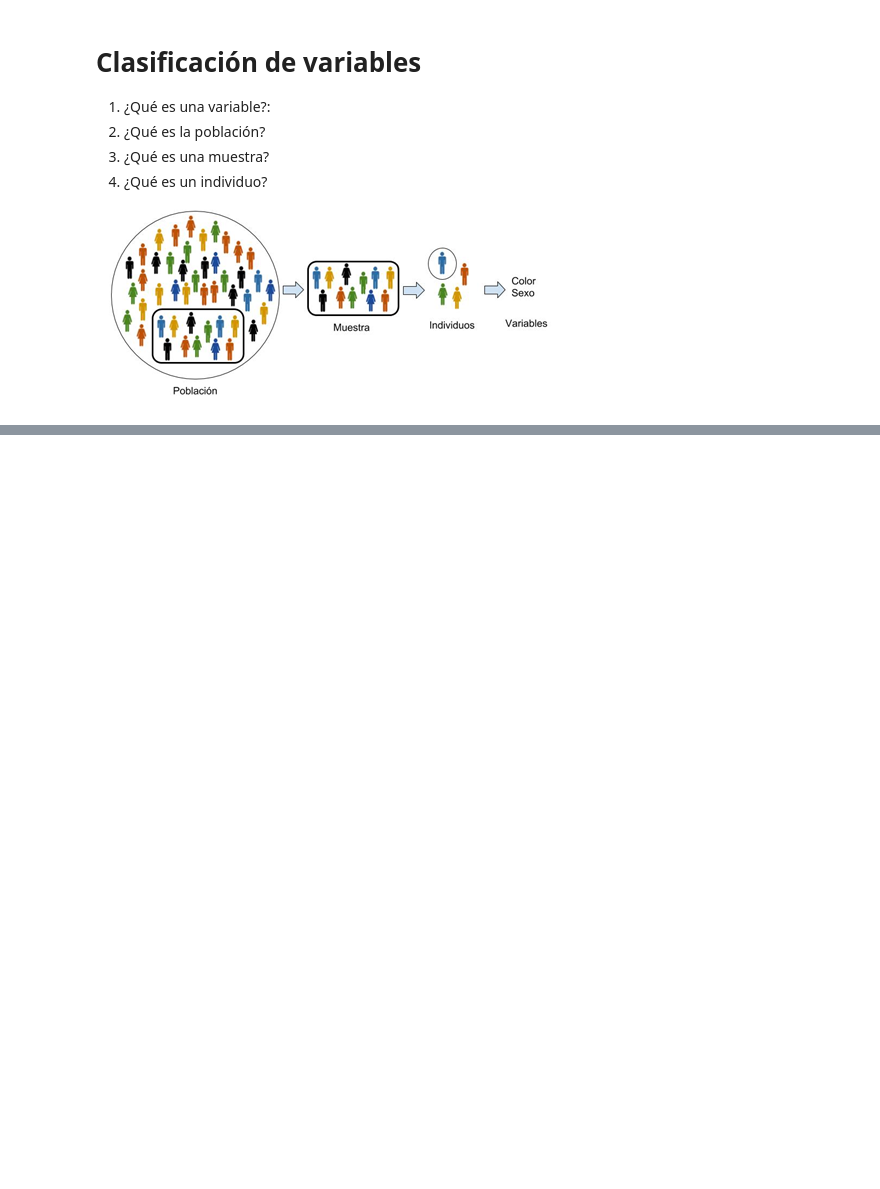
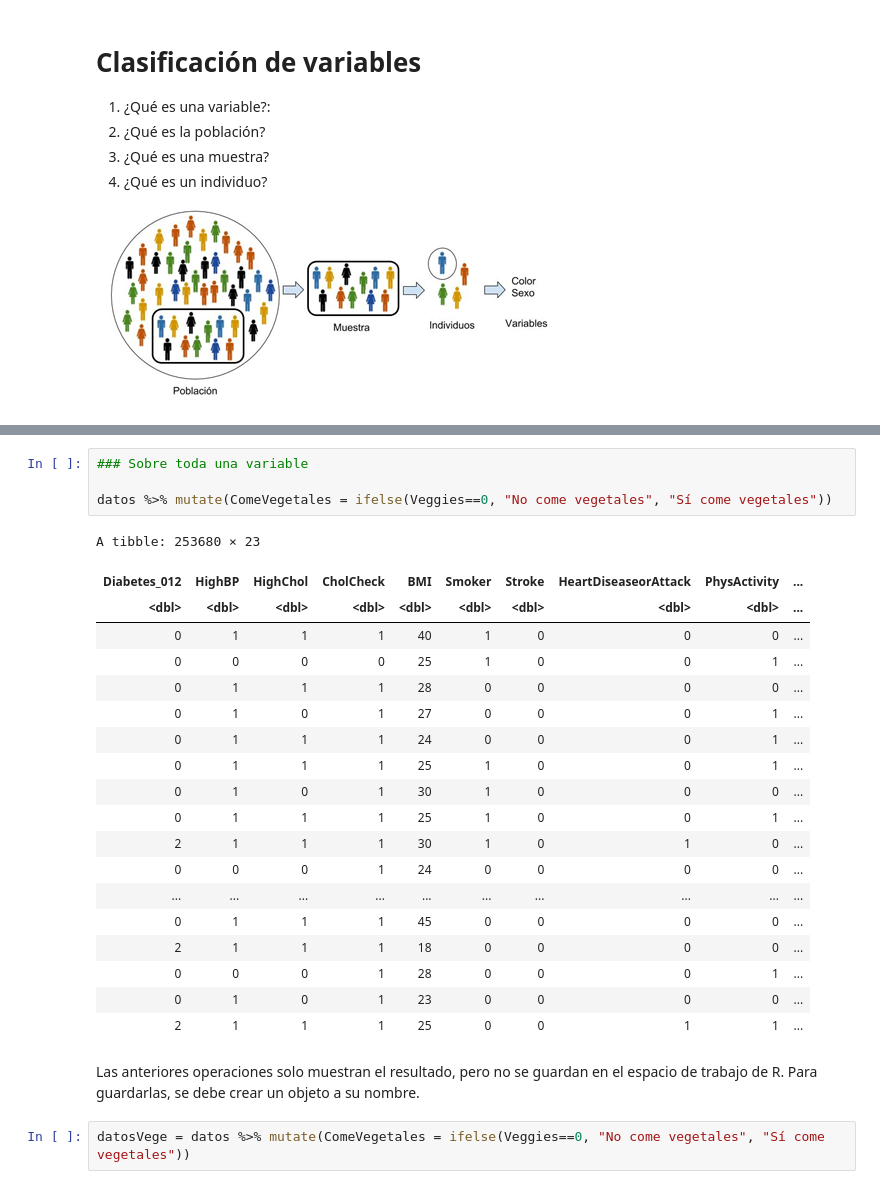
Before and after one commit to Cruzalirio/Unal-Enfermeria-, a Jupyter notebook: Cuadernos/Clase_1.ipynb, the cells around one changed output, grey strips where cells are left out. Drawn from its saved outputs; the diff is of its cells as text; blank space fills up the shorter version.

```diff
--- a/Cuadernos/Clase_1.ipynb
+++ b/Cuadernos/Clase_1.ipynb
@@ -177,0 +422,28 @@ Cualquier variable de escala likert. Leer este blog:[Idea 1](https://www.questio
+# %%
+### Sobre toda una variable
+
+datos %>% mutate(ComeVegetales = ifelse(Veggies==0, "No come vegetales", "Sí come vegetales"))
+# %% [output]
+A tibble: 253680 × 23
+| Diabetes_012 | HighBP | HighChol | CholCheck | BMI | Smoker | Stroke | HeartDiseaseorAttack | PhysActivity | ... |
+| <dbl> | <dbl> | <dbl> | <dbl> | <dbl> | <dbl> | <dbl> | <dbl> | <dbl> | ... |
+| 0 | 1 | 1 | 1 | 40 | 1 | 0 | 0 | 0 | ... |
+| 0 | 0 | 0 | 0 | 25 | 1 | 0 | 0 | 1 | ... |
+| 0 | 1 | 1 | 1 | 28 | 0 | 0 | 0 | 0 | ... |
+| 0 | 1 | 0 | 1 | 27 | 0 | 0 | 0 | 1 | ... |
+| 0 | 1 | 1 | 1 | 24 | 0 | 0 | 0 | 1 | ... |
+| 0 | 1 | 1 | 1 | 25 | 1 | 0 | 0 | 1 | ... |
+| 0 | 1 | 0 | 1 | 30 | 1 | 0 | 0 | 0 | ... |
+| 0 | 1 | 1 | 1 | 25 | 1 | 0 | 0 | 1 | ... |
+| 2 | 1 | 1 | 1 | 30 | 1 | 0 | 1 | 0 | ... |
+| 0 | 0 | 0 | 1 | 24 | 0 | 0 | 0 | 0 | ... |
+| ... | ... | ... | ... | ... | ... | ... | ... | ... | ... |
+| 0 | 1 | 1 | 1 | 45 | 0 | 0 | 0 | 0 | ... |
+| 2 | 1 | 1 | 1 | 18 | 0 | 0 | 0 | 0 | ... |
+| 0 | 0 | 0 | 1 | 28 | 0 | 0 | 0 | 1 | ... |
+| 0 | 1 | 0 | 1 | 23 | 0 | 0 | 0 | 0 | ... |
+| 2 | 1 | 1 | 1 | 25 | 0 | 0 | 1 | 1 | ... |
+# %% [markdown]
+Las anteriores operaciones solo muestran el resultado, pero no se guardan en el espacio de trabajo de R. Para guardarlas, se debe crear un objeto a su nombre.
+# %%
+datosVege = datos %>% mutate(ComeVegetales = ifelse(Veggies==0, "No come vegetales", "Sí come vegetales"))
```
Also changed, not shown: parts of 25 cells of this notebook.
